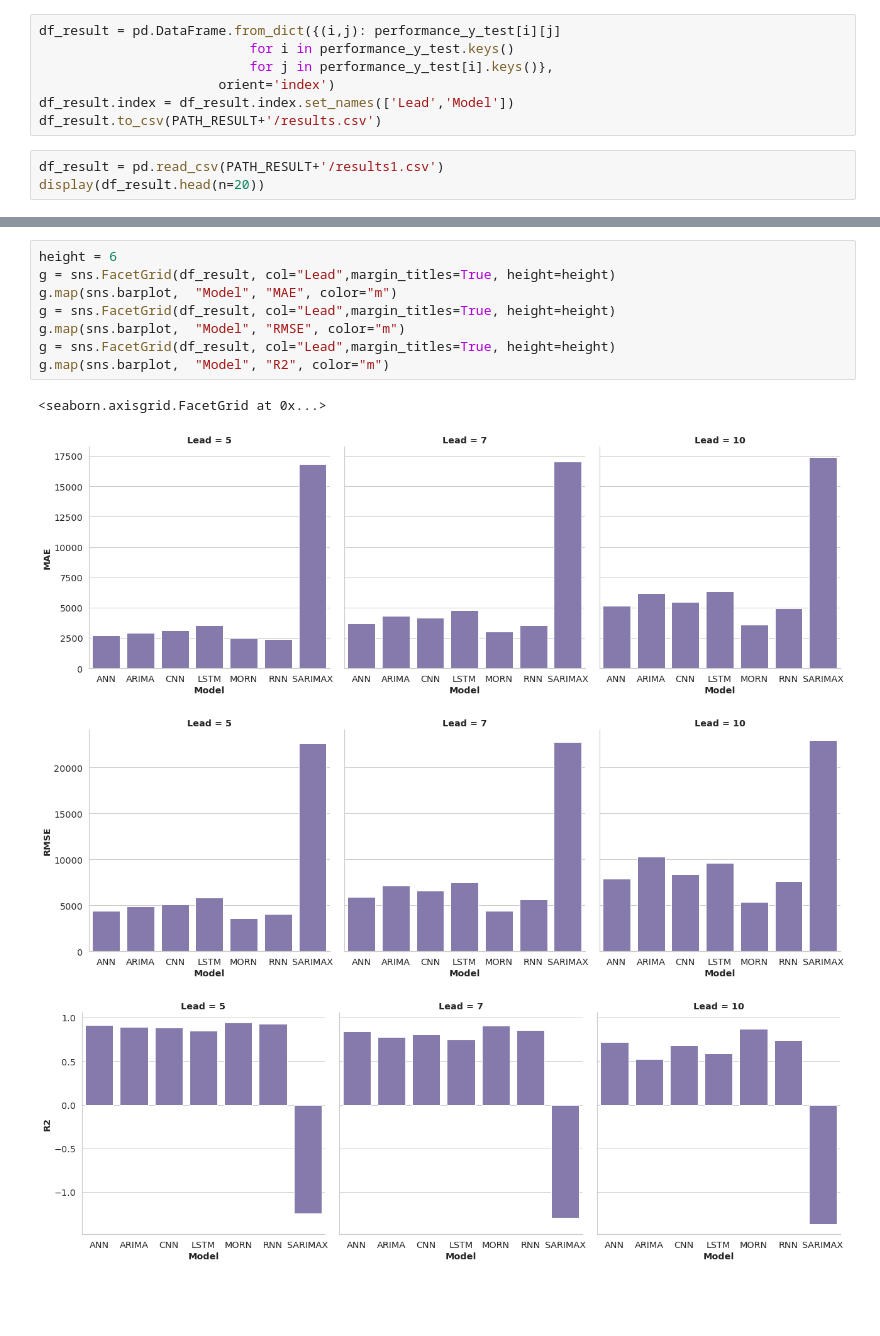
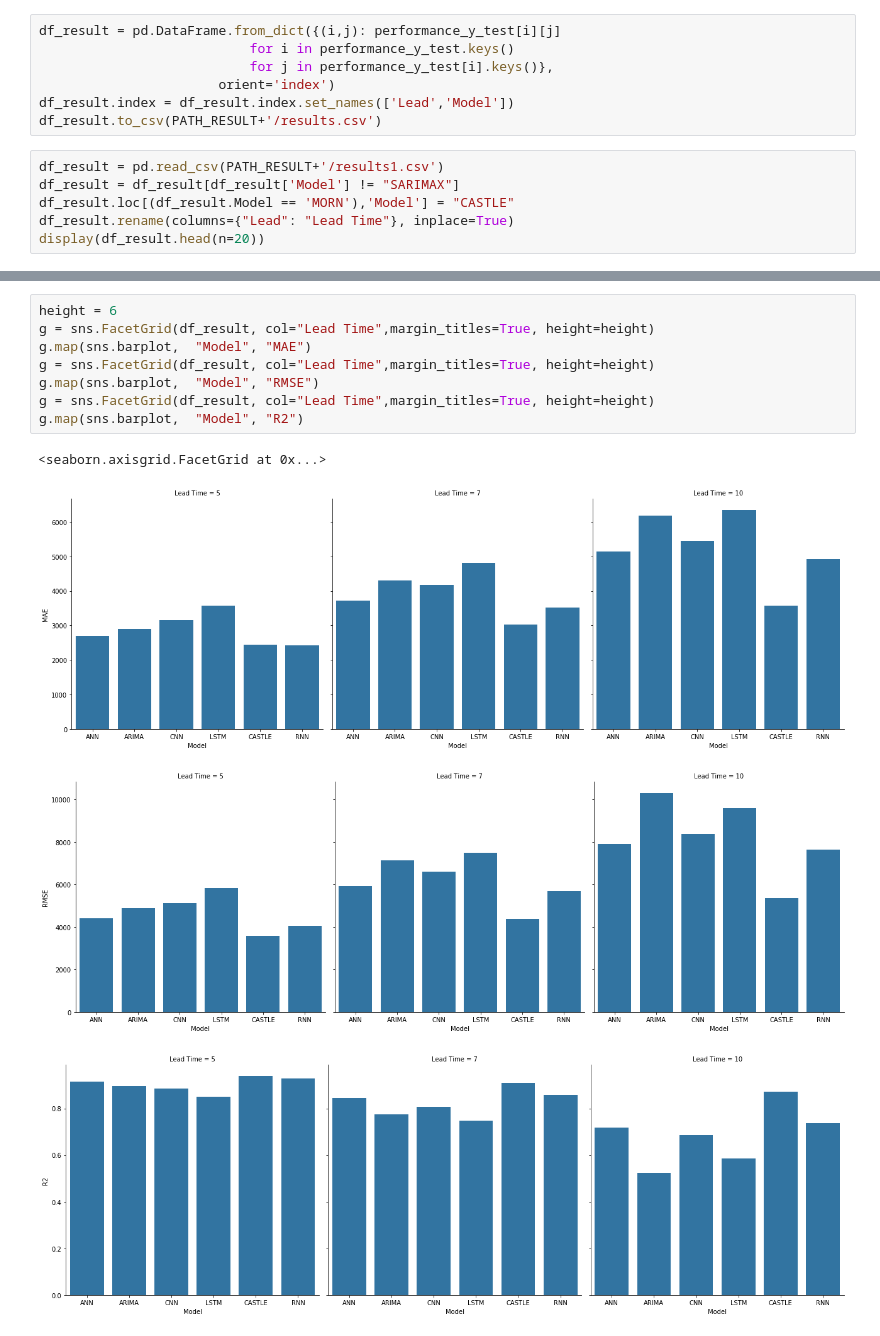
Before and after one commit to Yong-Zhuang/Climate_Analysis, a Jupyter notebook: Yong/new/comparison_study_baseline.ipynb, the cells around one changed output, grey strips where cells are left out. Drawn from its saved outputs; the diff is of its cells as text; blank space fills up the shorter version.

```diff
--- a/Yong/new/comparison_study_baseline.ipynb
+++ b/Yong/new/comparison_study_baseline.ipynb
@@ -337,5 +332,8 @@ df_result.index = df_result.index.set_names(['Lead','Model'])
 df_result.to_csv(PATH_RESULT+'/results.csv')
 # %%
 df_result = pd.read_csv(PATH_RESULT+'/results1.csv')
+df_result = df_result[df_result['Model'] != "SARIMAX"]
+df_result.loc[(df_result.Model == 'MORN'),'Model'] = "CASTLE"
+df_result.rename(columns={"Lead": "Lead Time"}, inplace=True)
 display(df_result.head(n=20))
 # %% [output]
@@ -359,13 +379,13 @@ display(df_result.head(n=20))
 # %%
 height = 6
-g = sns.FacetGrid(df_result, col="Lead",margin_titles=True, height=height)
-g.map(sns.barplot,  "Model", "MAE", color="m")
-g = sns.FacetGrid(df_result, col="Lead",margin_titles=True, height=height)
-g.map(sns.barplot,  "Model", "RMSE", color="m")
-g = sns.FacetGrid(df_result, col="Lead",margin_titles=True, height=height)
-g.map(sns.barplot,  "Model", "R2", color="m")
+g = sns.FacetGrid(df_result, col="Lead Time",margin_titles=True, height=height)
+g.map(sns.barplot,  "Model", "MAE")
+g = sns.FacetGrid(df_result, col="Lead Time",margin_titles=True, height=height)
+g.map(sns.barplot,  "Model", "RMSE")
+g = sns.FacetGrid(df_result, col="Lead Time",margin_titles=True, height=height)
+g.map(sns.barplot,  "Model", "R2")
 # %% [output]
 <seaborn.axisgrid.FacetGrid at 0x...>
-[figure, old version]
+[figure, new version]
-[figure, old version]
+[figure, new version]
-[figure, old version]
+[figure, new version]
```
Also changed, not shown: parts of 8 cells of this notebook, 7 other files.
